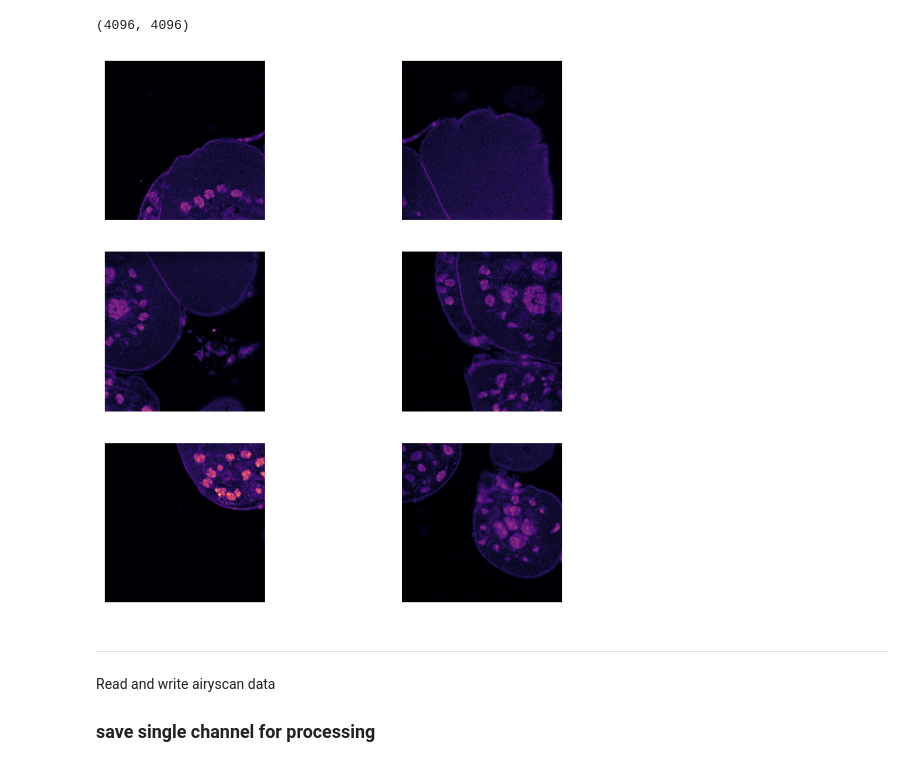
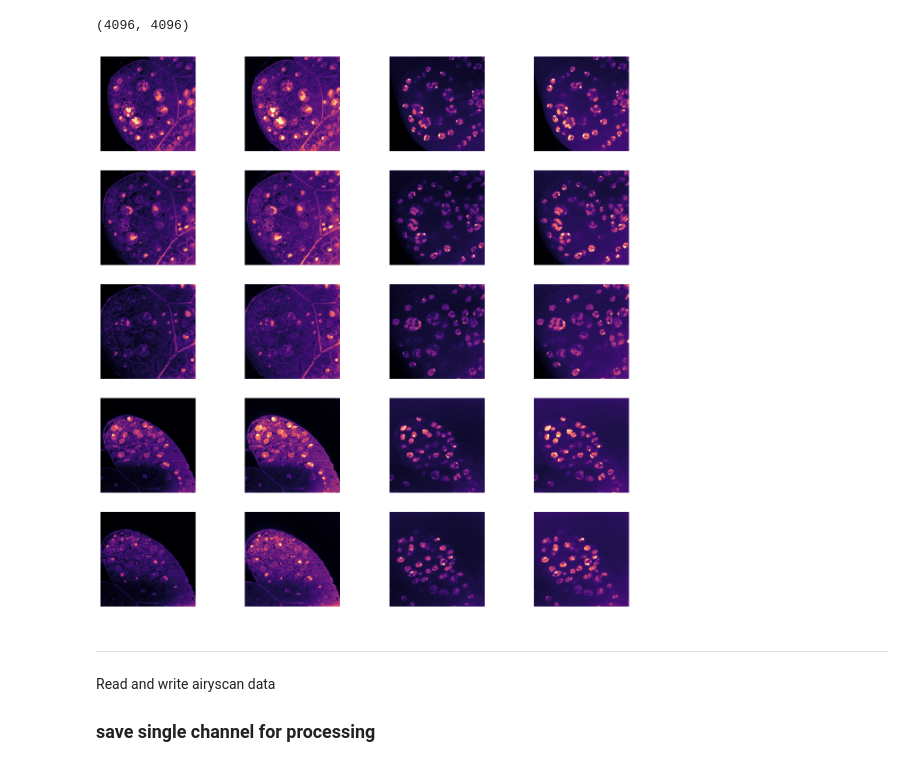
Before and after one commit to nunopimpaomartins/airyscan-czi-subsample, a Jupyter notebook: notebooks/notebook_load_inspect_airyscan_rawdata.ipynb, the cells around one changed output. Drawn from its saved outputs; the diff is of its cells as text; code cells hidden in the pictures.

Commit message:
fix a typo in get file metadata and add inspection of multiple images simultaneously

```diff
--- a/notebooks/notebook_load_inspect_airyscan_rawdata.ipynb
+++ b/notebooks/notebook_load_inspect_airyscan_rawdata.ipynb
@@ -13,7 +13,7 @@ from matplotlib import pyplot as plt
 # %% [markdown]
 # Reading data
 # %%
-data_path = Path('/media/npmartins/Data/nuno_martins/Image_data/Ex004_Re03/')
+data_path = Path('/media/npmartins/Data/nuno_martins/Image_data/Ex007_Re01/ExM/20241218/NPM_Ex005_Re05_5_A5_Im-01/')
 filelist = os.listdir(data_path)
 print(len(filelist))
 # %% [output]
@@ -92,7 +89,11 @@ print(pixelsize_x, pixelsize_y, pixelsize_z)
 # %% [markdown]
 get z voxel size of all files in folder
 # %%
+images_to_inspect = []
+
 for file in filelist:
+    print(file)
+    file_path = str(data_path)+'/'+file
     with pyczi.open_czi(file_path) as czidoc:
         md_dic = czidoc.metadata
         # print(md_xml[:1000])
@@ -110,5 +111,17 @@ for file in filelist:
         pixelsize_z = float(md_dic['ImageDocument']['Metadata']['Scaling']['Items']['Distance'][2]['Value'])
 
         print(pixelsize_x, pixelsize_y, pixelsize_z)
+
+        z = tbd['Z'][1] // 2
+
+        images_temp = []
+        for chan in range(tbd['C'][1]):
+            img = czidoc.read(
+                plane={"C": chan, "T": 0, "Z": z},
+                # scene=0,
+            )
+            images_temp.append(img)
+
+        images_to_inspect.append(images_temp)
         print("_________________")
 # %% [output]
@@ -296,26 +312,27 @@ plt.imshow(
     vmax=np.percentile(temp_image[2].squeeze()[y_start:y_end, x_start:x_end], 99),
     )
 # %%
-h, w = 3, 2
+x, y = len(images_to_inspect[0]), len(images_to_inspect)
 index = 0
 
-fig = plt.figure(figsize=(8,8))
-for i in range(h):
-    for j in range(w):
-        plt.subplot(h, w, i * w + j + 1)
-        img = temp_image[index]
+fig = plt.figure(figsize=(16,16))
+for i in range(y):
+    for j in range(x):
+        plt.subplot(y, x, i * x + j + 1)
+        # img = temp_image[index]
+        img = images_to_inspect[i][j]
         # if pmin!=0 or pmax!=100:
         #     img = normalize(img,pmin=pmin,pmax=pmax,clip=True)
         plt.imshow(
             img,
             vmin=np.percentile(img, 3),
             vmax=np.percentile(img, 99),
             cmap='magma',
             )
         plt.axis("off")
         index+=1
 # %% [output]
-[figure, old version]
+[figure, new version]
 # %% [markdown]
 ___
 Read and write airyscan data
```
Also changed, not shown: parts of 6 cells of this notebook.
